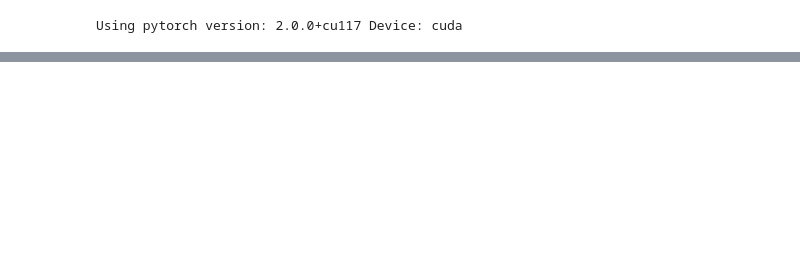
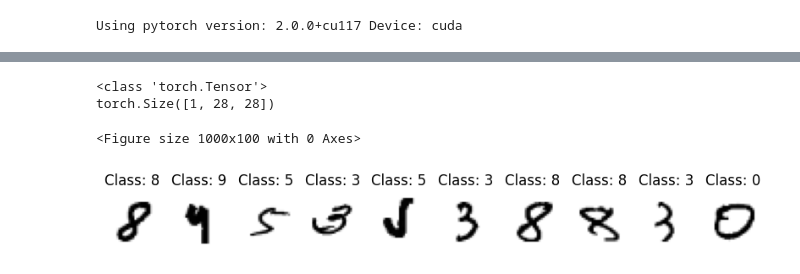
Before and after one commit to ArtistDeveloper/Model-Implementation, a Jupyter notebook: mnist_prac.ipynb, the cells around one changed output, grey strips where cells are left out. Saved outputs shown, nothing was run; the diff lists cells and outputs as text; code cells hidden in the pictures; blank space fills up the shorter version.

```diff
--- a/mnist_prac.ipynb
+++ b/mnist_prac.ipynb
@@ -29,0 +86,16 @@ test_dataset = MNIST(download_root, transform=mnist_transform, train=False, down
+# %%
+batch_szie = 64
+train_loader = DataLoader(dataset=train_dataset,
+                          batch_size=batch_szie,
+                          shuffle=True
+                          )
+
+valid_loader = DataLoader(dataset=test_dataset,
+                          batch_size=batch_szie,
+                          shuffle=True
+                          )
+
+test_loader = DataLoader(dataset=test_dataset,
+                          batch_size=batch_szie,
+                          shuffle=True
+                          )
@@ -29,0 +104,8 @@ test_dataset = MNIST(download_root, transform=mnist_transform, train=False, down
+# %%
+for (x_train, y_train) in train_loader:
+    print('x_train:', x_train.size( ), 'type:', x_train.type( ))
+    print('y_train:', y_train.size( ), 'type:', y_train.type( ), '\n')
+
+# x_train size: 이미지데이터 개수(batch_size)(64), 채널(그레이스케일), 가로, 세로,
+# y_train size: 64
+# DataLoader 객체에서 batch_size를 64로 지정해주었으니, 이터레이션 한 번당 64개의 이미지를 텐서로 변환하여 들고온다.
@@ -29,0 +130,27 @@ test_dataset = MNIST(download_root, transform=mnist_transform, train=False, down
+# %%
+pltsize = 1
+plt.figure(figsize=(10 * pltsize, pltsize))
+
+print(type(x_train[0, :, :, :]))
+print(x_train[0, :, :, :].shape)
+
+# for i in range(10):
+#     plt.subplot(1, 10, i+1)
+#     plt.axis('off')
+#     plt.imshow(x_train[i, :, :, :], )
+# %% [output]
+<class 'torch.Tensor'>
+torch.Size([1, 28, 28])
+<Figure size 1000x100 with 0 Axes>
+# %%
+#시각화
+
+pltsize = 1
+plt.figure(figsize=(10 * pltsize, pltsize))
+for i in range(10):
+    plt.subplot(1, 10, i + 1)
+    plt.axis('off')
+    plt.imshow(x_train[i, :, :, :].numpy( ).reshape(28,28), cmap = "gray_r")
+    plt.title('Class: ' + str(y_train[i].item()))
+# %% [output]
+[figure, added]
```
Also changed, not shown: parts of 11 cells of this notebook, 1 other file.
